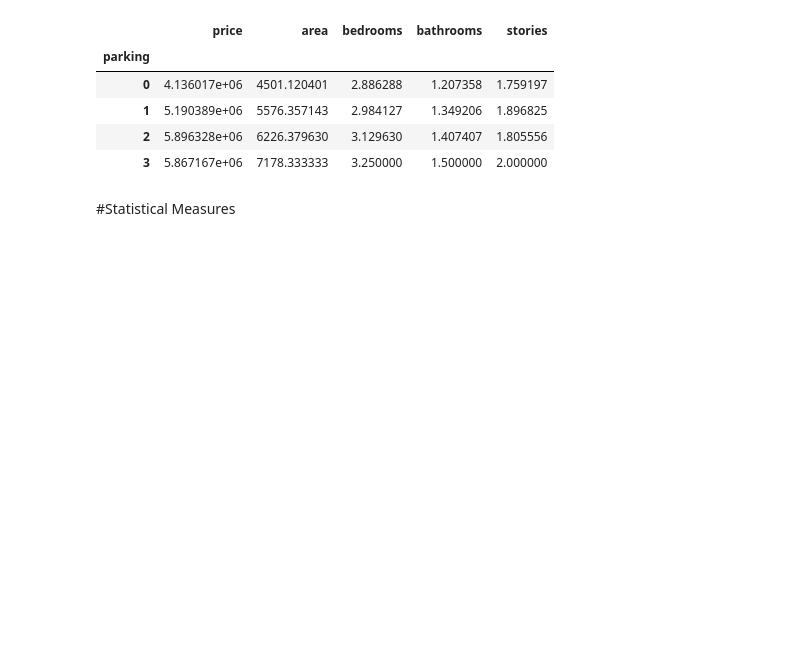
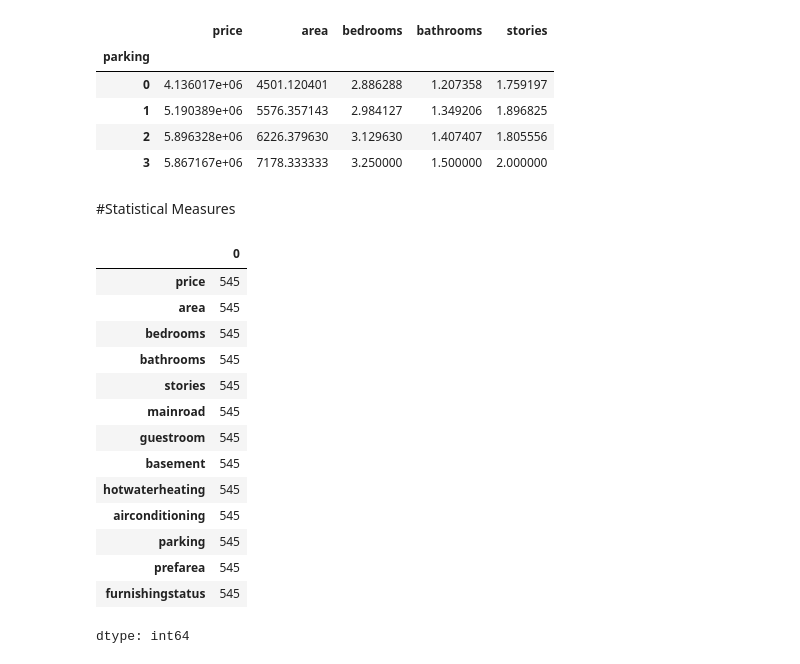
Before and after one commit to officialaryansingh/pandas_learning, a Jupyter notebook: pandas_fundamental2.ipynb, the cells around one changed output. Saved outputs shown, nothing was run; the diff lists cells and outputs as text; code cells hidden in the pictures; blank space fills up the shorter version.

```diff
--- a/pandas_fundamental2.ipynb
+++ b/pandas_fundamental2.ipynb
@@ -234,3 +234,23 @@ housing_df2.groupby('parking').mean()
 | 3 | 5.867167e+06 | 7178.333333 | 3.250000 | 1.500000 | 2.000000 |
 # %% [markdown]
 #Statistical Measures
+# %%
+# count the number values in each column
+
+housing_df.count()
+# %% [output]
+|  | 0 |
+| price | 545 |
+| area | 545 |
+| bedrooms | 545 |
+| bathrooms | 545 |
+| stories | 545 |
+| mainroad | 545 |
+| guestroom | 545 |
+| basement | 545 |
+| hotwaterheating | 545 |
+| airconditioning | 545 |
+| parking | 545 |
+| prefarea | 545 |
+| furnishingstatus | 545 |
+dtype: int64
```
Also changed, not shown: parts of 2 cells of this notebook.
